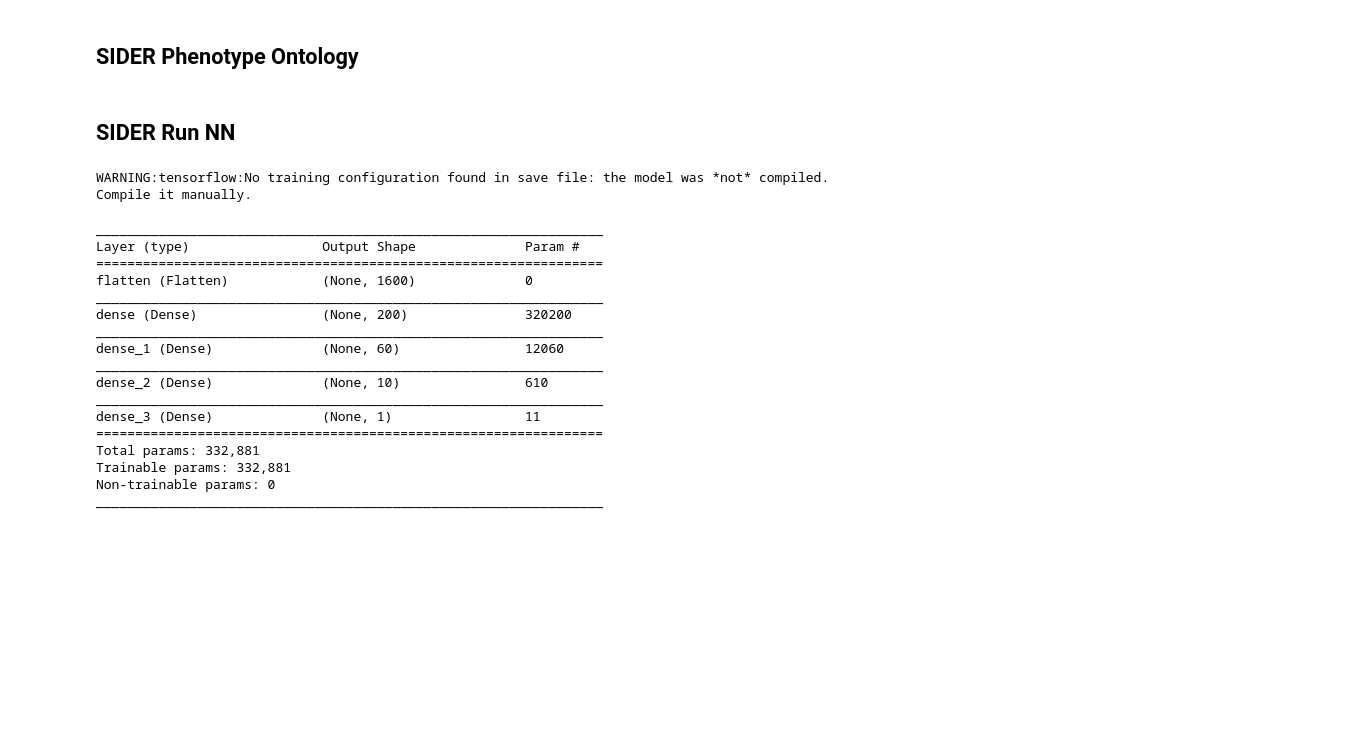
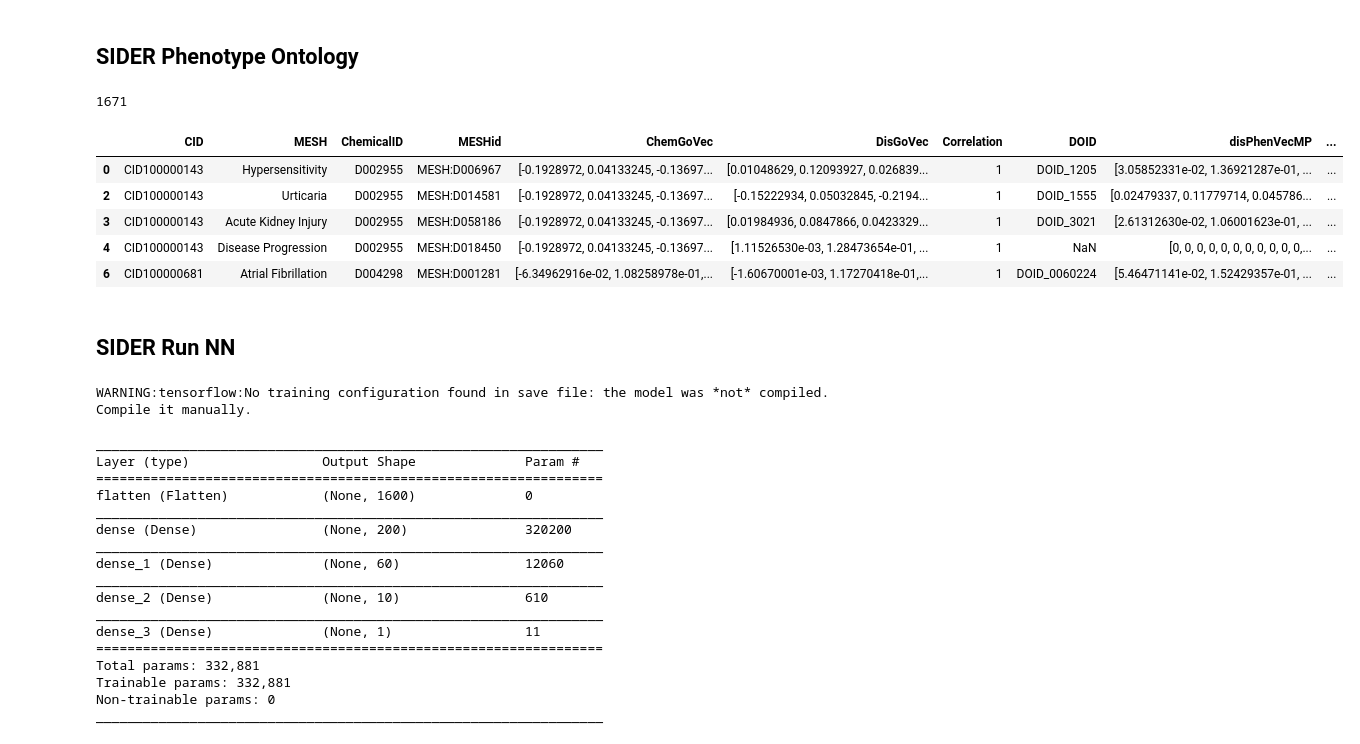
Before and after one commit to colemai/msc-thesis, a Jupyter notebook: validation/validate-nn-sider.ipynb, the cells around one changed output. Cells and saved outputs as stored; diff of their text form; code cells hidden in the pictures; blank space fills up the shorter version.

```diff
--- a/validation/validate-nn-sider.ipynb
+++ b/validation/validate-nn-sider.ipynb
@@ -528,2 +449,10 @@ sider_mod.sample(5)
 # %% [markdown]
 ##  SIDER Phenotype Ontology
+# %%
+# First get DOIDs --> importing map and applying it:
+mapper = pd.read_csv('../opa/chem_dis_to_CID_DOID.csv')
+print(mapper.DOID.nunique()) # 1671
+mesh_to_doid = dict(zip(mapper.ID, mapper.DOID))
+sider_mod['DOID'] = sider_mod.MESHid.map(lambda x: mesh_to_doid.get(x))
+# %% [output]
+1671
@@ -529,0 +485,9 @@ sider_mod.sample(5)
+# %%
+sider_mod.head()
+# %% [output]
+|  | CID | MESH | ChemicalID | MESHid | ChemGoVec | DisGoVec | Correlation | DOID | disPhenVecMP | ... |
+| 0 | CID100000143 | Hypersensitivity | D002955 | MESH:D006967 | [-0.1928972, 0.04133245, -0.13697... | [0.01048629, 0.12093927, 0.026839... | 1 | DOID_1205 | [3.05852331e-02, 1.36921287e-01, ... | ... |
+| 2 | CID100000143 | Urticaria | D002955 | MESH:D014581 | [-0.1928972, 0.04133245, -0.13697... | [-0.15222934, 0.05032845, -0.2194... | 1 | DOID_1555 | [0.02479337, 0.11779714, 0.045786... | ... |
+| 3 | CID100000143 | Acute Kidney Injury | D002955 | MESH:D058186 | [-0.1928972, 0.04133245, -0.13697... | [0.01984936, 0.0847866, 0.0423329... | 1 | DOID_3021 | [2.61312630e-02, 1.06001623e-01, ... | ... |
+| 4 | CID100000143 | Disease Progression | D002955 | MESH:D018450 | [-0.1928972, 0.04133245, -0.13697... | [1.11526530e-03, 1.28473654e-01, ... | 1 | NaN | [0, 0, 0, 0, 0, 0, 0, 0, 0, 0, 0,... | ... |
+| 6 | CID100000681 | Atrial Fibrillation | D004298 | MESH:D001281 | [-6.34962916e-02, 1.08258978e-01,... | [-1.60670001e-03, 1.17270418e-01,... | 1 | DOID_0060224 | [5.46471141e-02, 1.52429357e-01, ... | ... |
```
Also changed, not shown: parts of 44 cells of this notebook, 2 other files.
